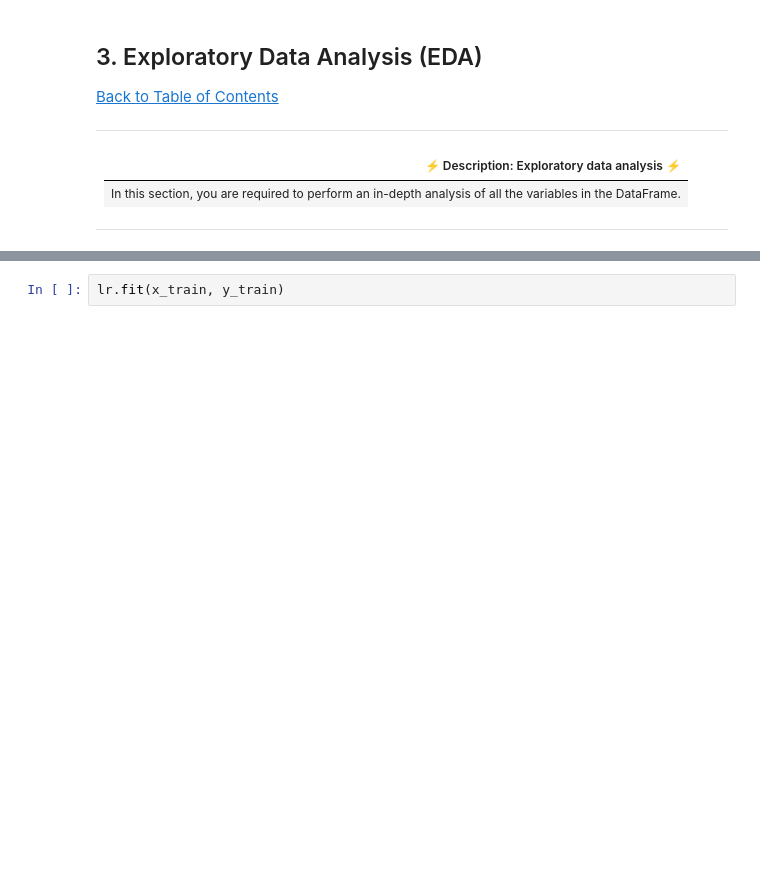
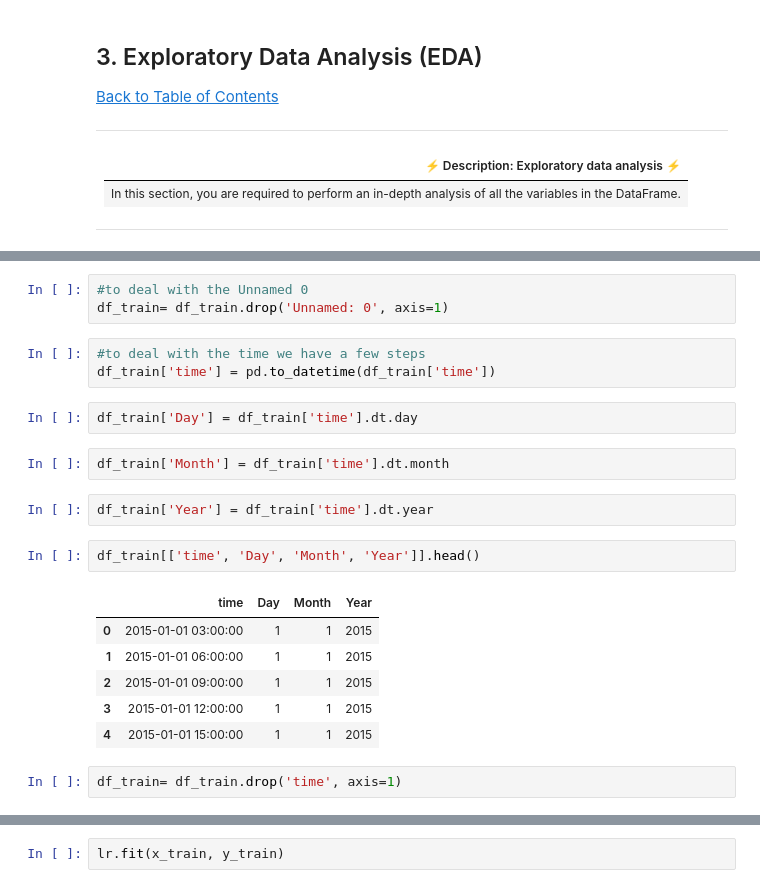
Before and after one commit to honeyzwane/Spain-electrity-shortfall-team-5, a Jupyter notebook: spain-electricity-shortfall-challenge-2022/starter-notebook.ipynb, the cells around one changed output, grey strips where cells are left out. Drawn from its saved outputs; the diff is of its cells as text; blank space fills up the shorter version.

```diff
--- a/spain-electricity-shortfall-challenge-2022/starter-notebook.ipynb
+++ b/spain-electricity-shortfall-challenge-2022/starter-notebook.ipynb
@@ -363,0 +227,23 @@ x_train, x_test, y_train, y_test = train_test_split(x, y, test_size=0.2,)
+# %%
+#to deal with the Unnamed 0
+df_train= df_train.drop('Unnamed: 0', axis=1)
+# %%
+#to deal with the time we have a few steps
+df_train['time'] = pd.to_datetime(df_train['time'])
+# %%
+df_train['Day'] = df_train['time'].dt.day
+# %%
+df_train['Month'] = df_train['time'].dt.month
+# %%
+df_train['Year'] = df_train['time'].dt.year
+# %%
+df_train[['time', 'Day', 'Month', 'Year']].head()
+# %% [output]
+|  | time | Day | Month | Year |
+| 0 | 2015-01-01 03:00:00 | 1 | 1 | 2015 |
+| 1 | 2015-01-01 06:00:00 | 1 | 1 | 2015 |
+| 2 | 2015-01-01 09:00:00 | 1 | 1 | 2015 |
+| 3 | 2015-01-01 12:00:00 | 1 | 1 | 2015 |
+| 4 | 2015-01-01 15:00:00 | 1 | 1 | 2015 |
+# %%
+df_train= df_train.drop('time', axis=1)
```
Also changed, not shown: parts of 69 cells of this notebook.
